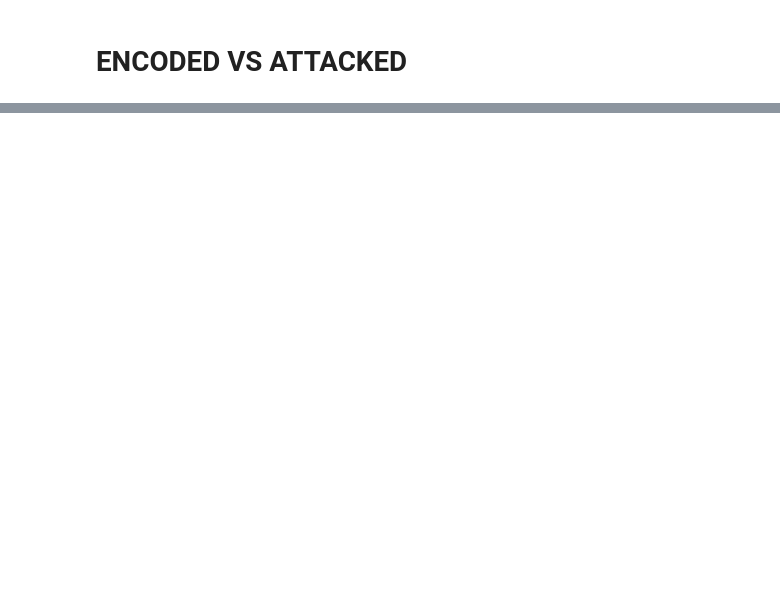
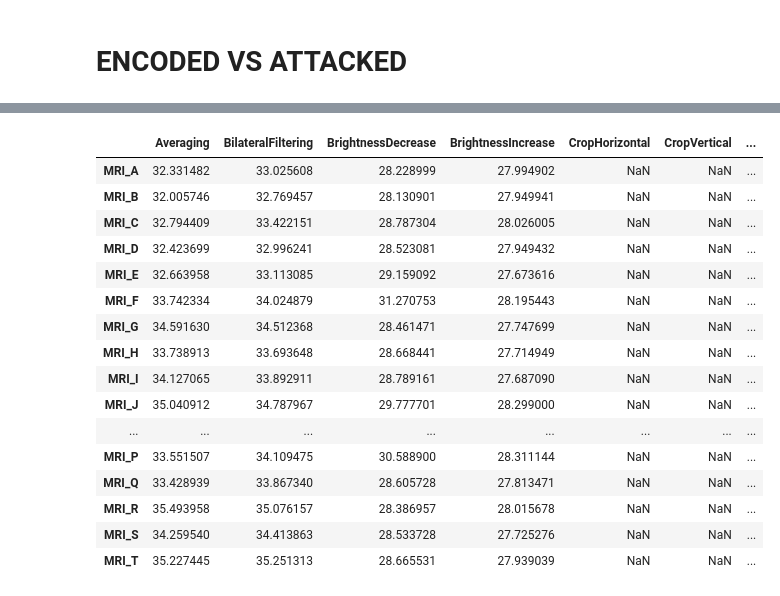
Before and after one commit to wyewlee/IP-Ass-Medical-Image-Watermarking, a Jupyter notebook: PSNR.ipynb, the cells around one changed output, grey strips where cells are left out. Saved outputs shown, nothing was run; the diff lists cells and outputs as text; code cells hidden in the pictures; blank space fills up the shorter version.

```diff
--- a/PSNR.ipynb
+++ b/PSNR.ipynb
@@ -342,0 +251,38 @@ d_psnr_list
+# %%
+n = 20
+list_M2_2 = []
+len_2 = len(b_psnr_list)
+for i in range(n):
+    start = int(i*len_2/n)
+    end = int((i+1)*len_2/n)
+    list_M2_2.append(b_psnr_list[start:end])
+# %%
+df_M2_B = pd.DataFrame(list_M2_2, index=['MRI_A', 'MRI_B', 'MRI_C', 'MRI_D', 'MRI_E', 'MRI_F',
+                                          'MRI_G', 'MRI_H', 'MRI_I', 'MRI_J', 'MRI_K', 'MRI_L',
+                                          'MRI_M', 'MRI_N', 'MRI_O', 'MRI_P', 'MRI_Q', 'MRI_R',
+                                          'MRI_S', 'MRI_T'],
+                                  columns=['Averaging','BilateralFiltering','BrightnessDecrease',
+                                          'BrightnessIncrease','CropHorizontal','CropVertical',
+                                          'GaussianBlurring','GaussianNoise','Masks','MedianBlurring',
+                                          'Poisson','Rotate','SaltPeper','ScaleDown','ScaleUp',
+                                          'SharpenFiltering','Speckle','JPG'])
+
+df_M2_B
+# %% [output]
+|  | Averaging | BilateralFiltering | BrightnessDecrease | BrightnessIncrease | CropHorizontal | CropVertical | ... |
+| MRI_A | 32.331482 | 33.025608 | 28.228999 | 27.994902 | NaN | NaN | ... |
+| MRI_B | 32.005746 | 32.769457 | 28.130901 | 27.949941 | NaN | NaN | ... |
+| MRI_C | 32.794409 | 33.422151 | 28.787304 | 28.026005 | NaN | NaN | ... |
+| MRI_D | 32.423699 | 32.996241 | 28.523081 | 27.949432 | NaN | NaN | ... |
+| MRI_E | 32.663958 | 33.113085 | 29.159092 | 27.673616 | NaN | NaN | ... |
+| MRI_F | 33.742334 | 34.024879 | 31.270753 | 28.195443 | NaN | NaN | ... |
+| MRI_G | 34.591630 | 34.512368 | 28.461471 | 27.747699 | NaN | NaN | ... |
+| MRI_H | 33.738913 | 33.693648 | 28.668441 | 27.714949 | NaN | NaN | ... |
+| MRI_I | 34.127065 | 33.892911 | 28.789161 | 27.687090 | NaN | NaN | ... |
+| MRI_J | 35.040912 | 34.787967 | 29.777701 | 28.299000 | NaN | NaN | ... |
+| ... | ... | ... | ... | ... | ... | ... | ... |
+| MRI_P | 33.551507 | 34.109475 | 30.588900 | 28.311144 | NaN | NaN | ... |
+| MRI_Q | 33.428939 | 33.867340 | 28.605728 | 27.813471 | NaN | NaN | ... |
+| MRI_R | 35.493958 | 35.076157 | 28.386957 | 28.015678 | NaN | NaN | ... |
+| MRI_S | 34.259540 | 34.413863 | 28.533728 | 27.725276 | NaN | NaN | ... |
+| MRI_T | 35.227445 | 35.251313 | 28.665531 | 27.939039 | NaN | NaN | ... |
```
Also changed, not shown: parts of 17 cells of this notebook.
